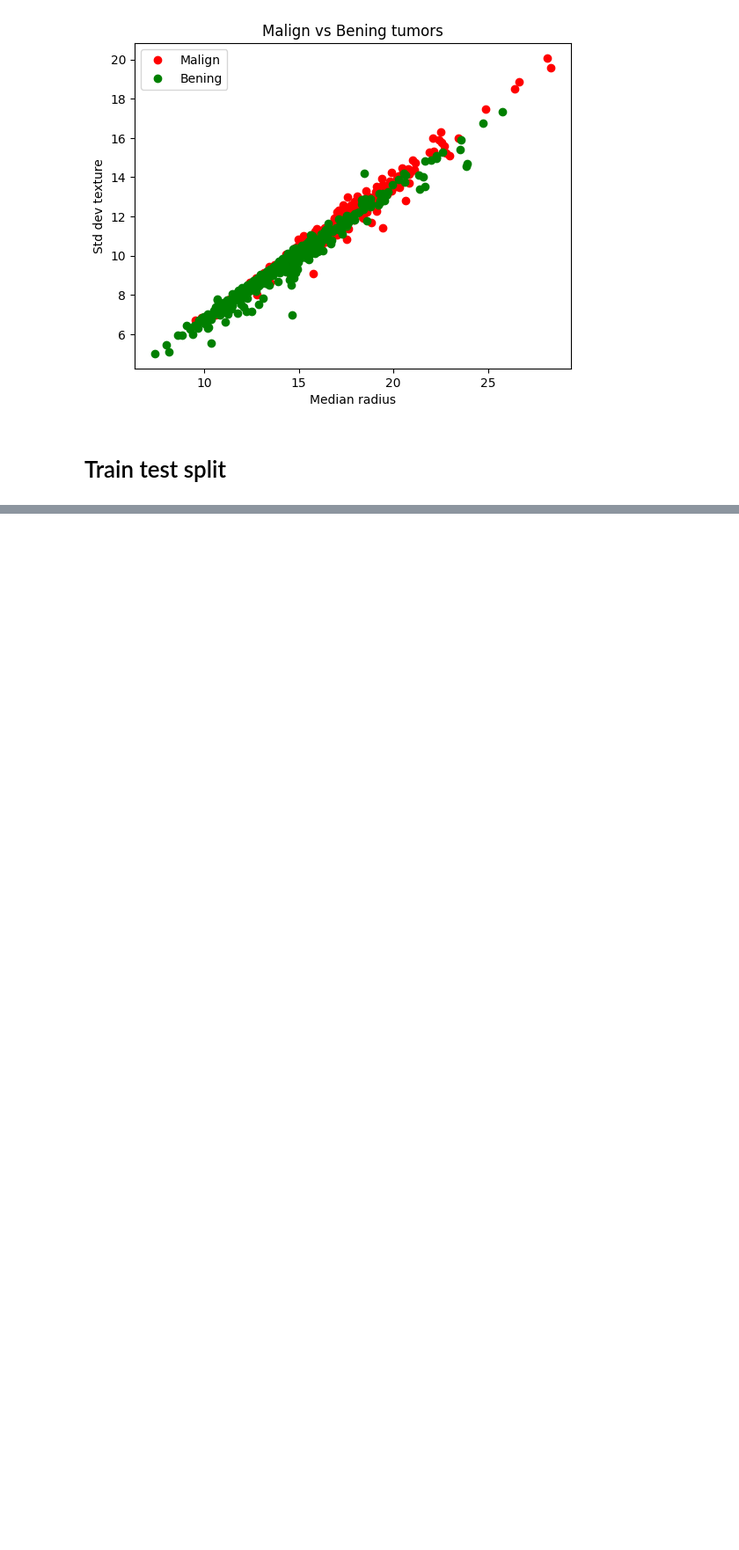
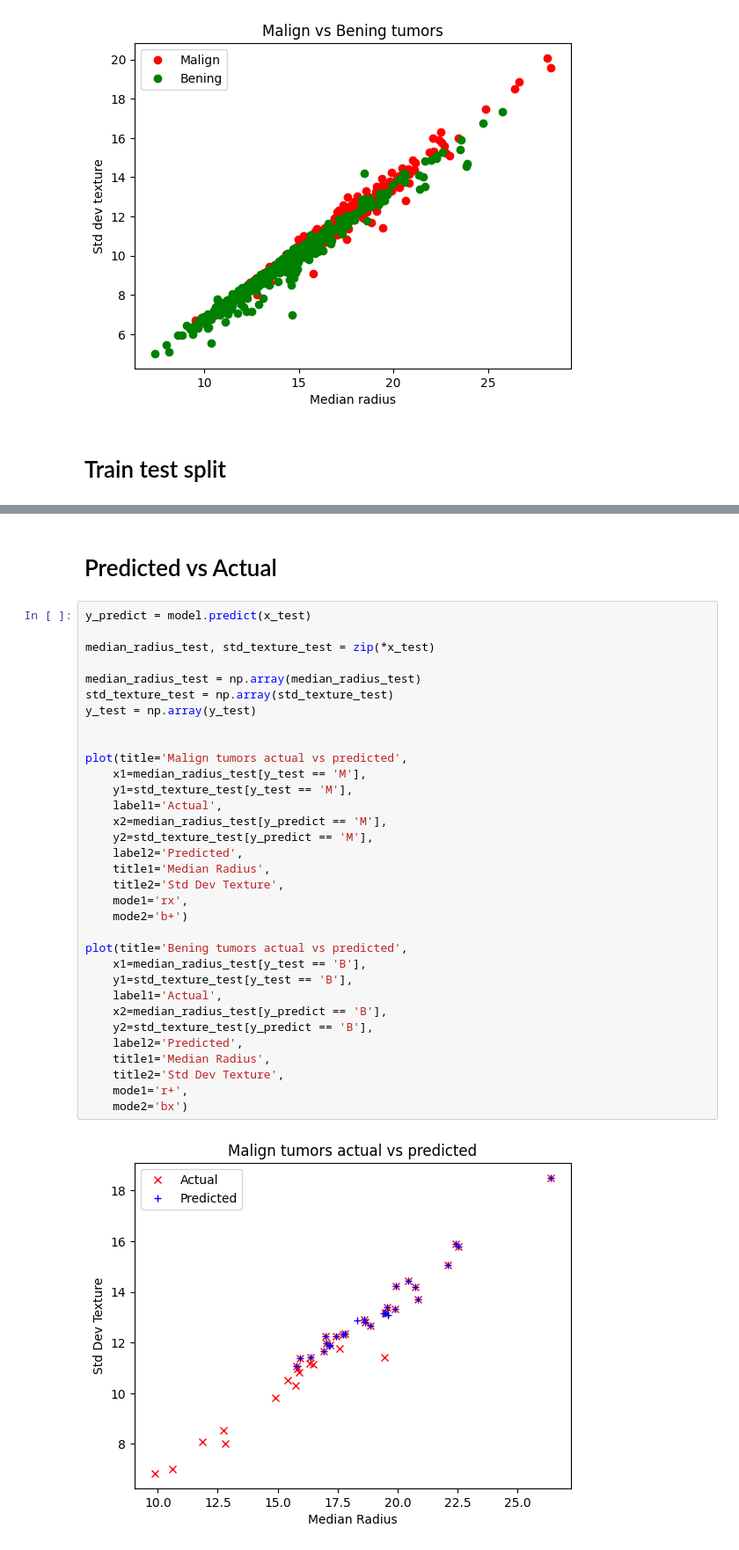
Before and after one commit to zdrobix/csubb, a Jupyter notebook: Semestru 4/IA/lab/lab6/problem2_tool.ipynb, the cells around one changed output, grey strips where cells are left out. Shown at 88% size. Cells and saved outputs as stored; diff of their text form; blank space fills up the shorter version.

```diff
--- a/Semestru 4/IA/lab/lab6/problem2_tool.ipynb
+++ b/Semestru 4/IA/lab/lab6/problem2_tool.ipynb
@@ -82,0 +178,37 @@ x_train, x_test, y_train, y_test = train_test_split(list(zip(median_radius, std_
+# %% [markdown]
+# Predicted vs Actual
+# %%
+y_predict = model.predict(x_test)
+
+median_radius_test, std_texture_test = zip(*x_test)
+
+median_radius_test = np.array(median_radius_test)
+std_texture_test = np.array(std_texture_test)
+y_test = np.array(y_test)
+
+
+plot(title='Malign tumors actual vs predicted',
+    x1=median_radius_test[y_test == 'M'],
+    y1=std_texture_test[y_test == 'M'],
+    label1='Actual',
+    x2=median_radius_test[y_predict == 'M'],
+    y2=std_texture_test[y_predict == 'M'],
+    label2='Predicted',
+    title1='Median Radius',
+    title2='Std Dev Texture',
+    mode1='rx',
+    mode2='b+')
+
+plot(title='Bening tumors actual vs predicted',
+    x1=median_radius_test[y_test == 'B'],
+    y1=std_texture_test[y_test == 'B'],
+    label1='Actual',
+    x2=median_radius_test[y_predict == 'B'],
+    y2=std_texture_test[y_predict == 'B'],
+    label2='Predicted',
+    title1='Median Radius',
+    title2='Std Dev Texture',
+    mode1='r+',
+    mode2='bx')
+# %% [output]
+[figure, added]
```
Also changed, not shown: parts of 9 cells of this notebook, 1 other file.
